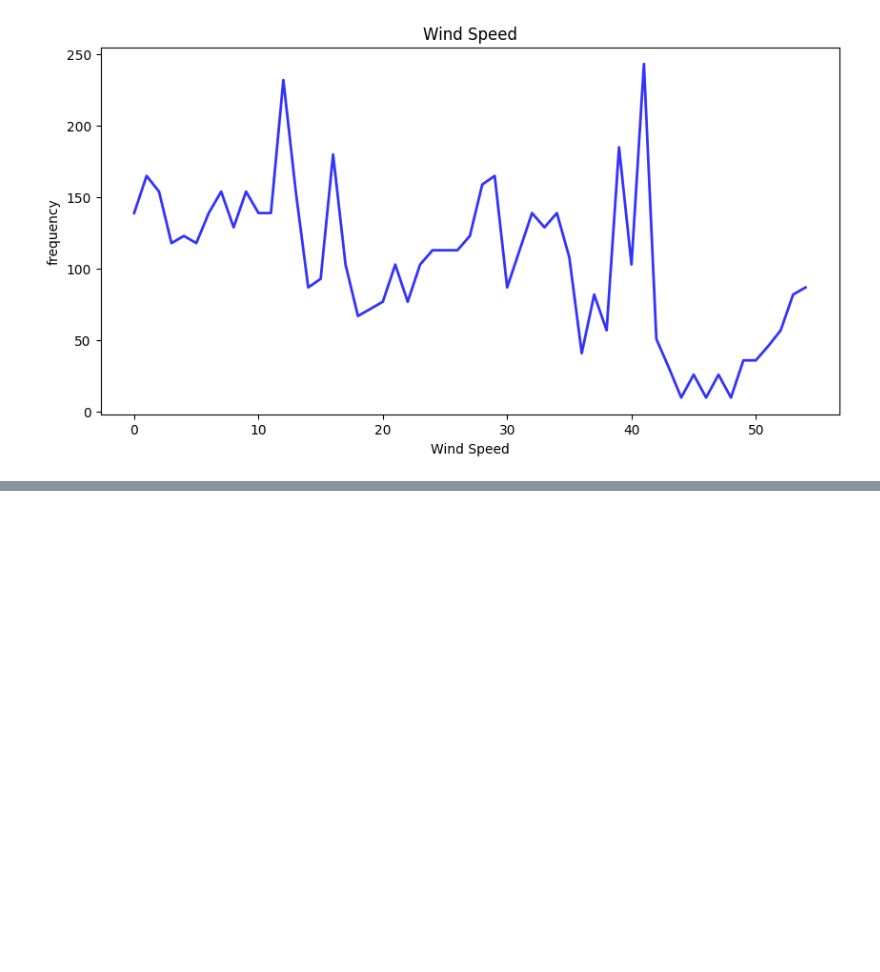
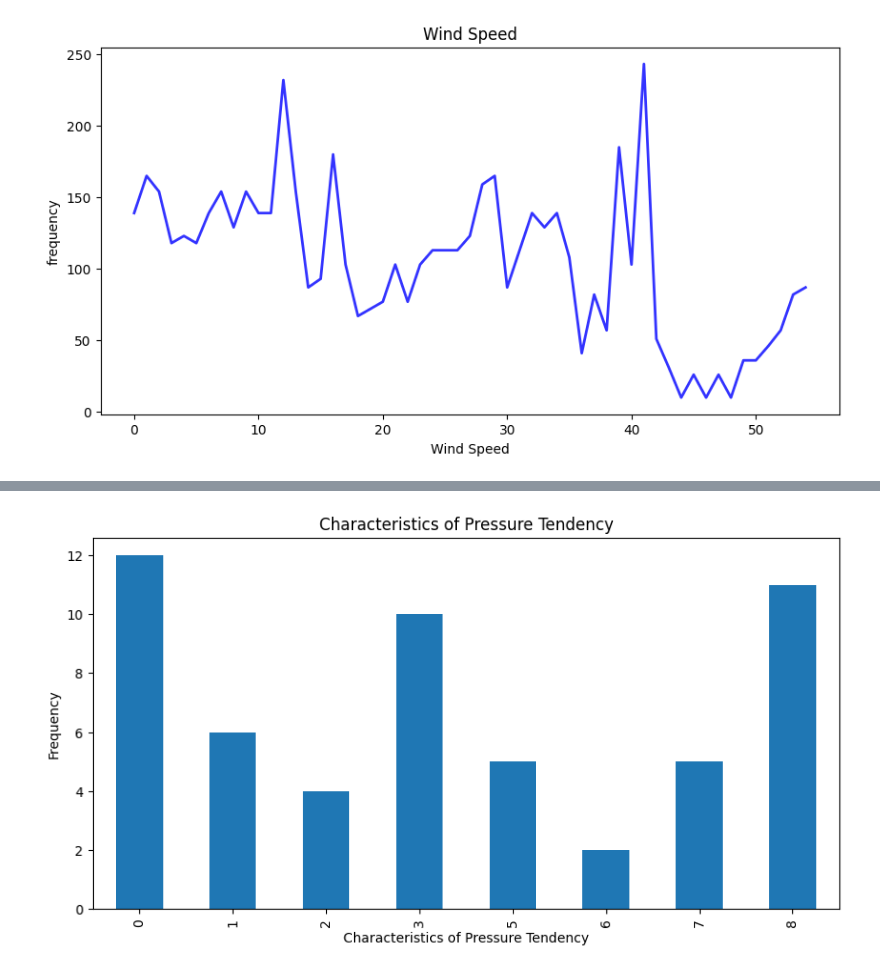
Before and after one commit to MohammadrezaTale/EDA-for-Datasets, a Jupyter notebook: Global_Marine_EDA.ipynb, the cells around one changed output, grey strips where cells are left out. Drawn from its saved outputs; the diff is of its cells as text; code cells hidden in the pictures; blank space fills up the shorter version.

```diff
--- a/Global_Marine_EDA.ipynb
+++ b/Global_Marine_EDA.ipynb
@@ -358,3 +358,12 @@ show(fig)
 [interactive output not drawn]
 [interactive output not drawn]
 [interactive output not drawn]
+# %%
+prs = df_new['Characteristics of Pressure Tendency'].value_counts().sort_index()
+prs.plot(kind='bar',figsize=(10,5))
+plt.title('Characteristics of Pressure Tendency')
+plt.xlabel('Characteristics of Pressure Tendency')
+plt.ylabel('Frequency')
+plt.show()
+# %% [output]
+[figure, added]
```
